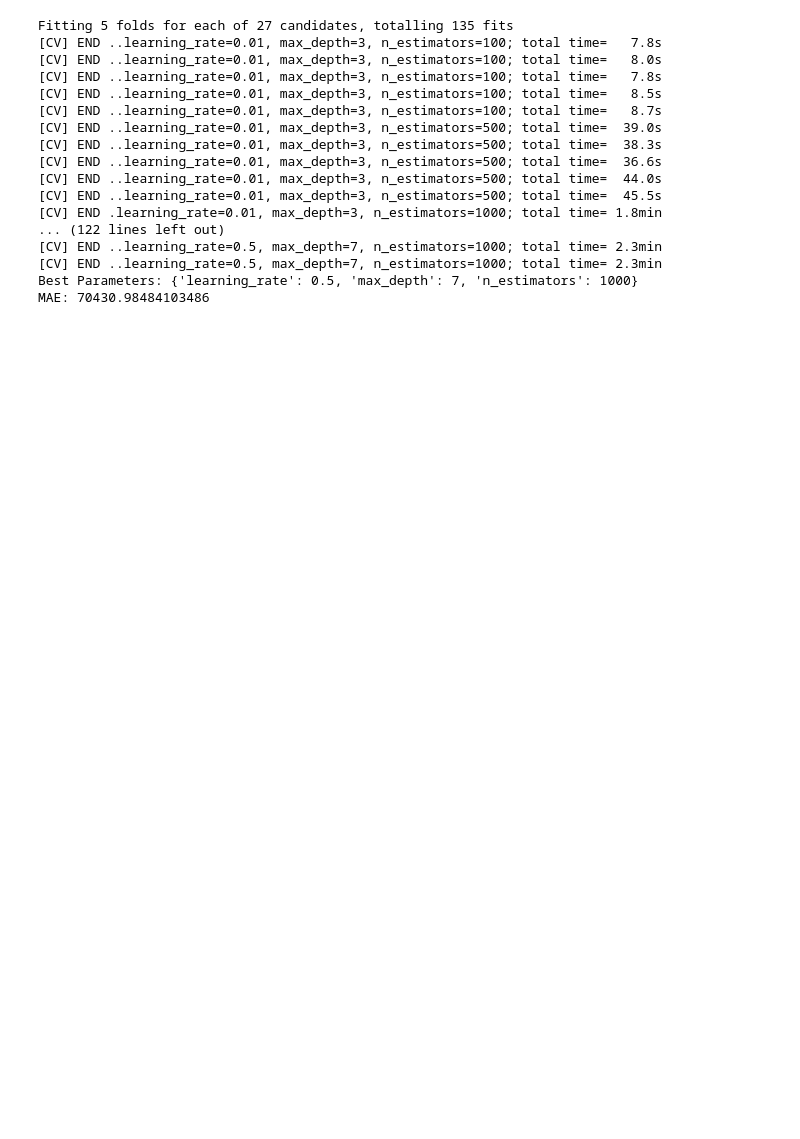
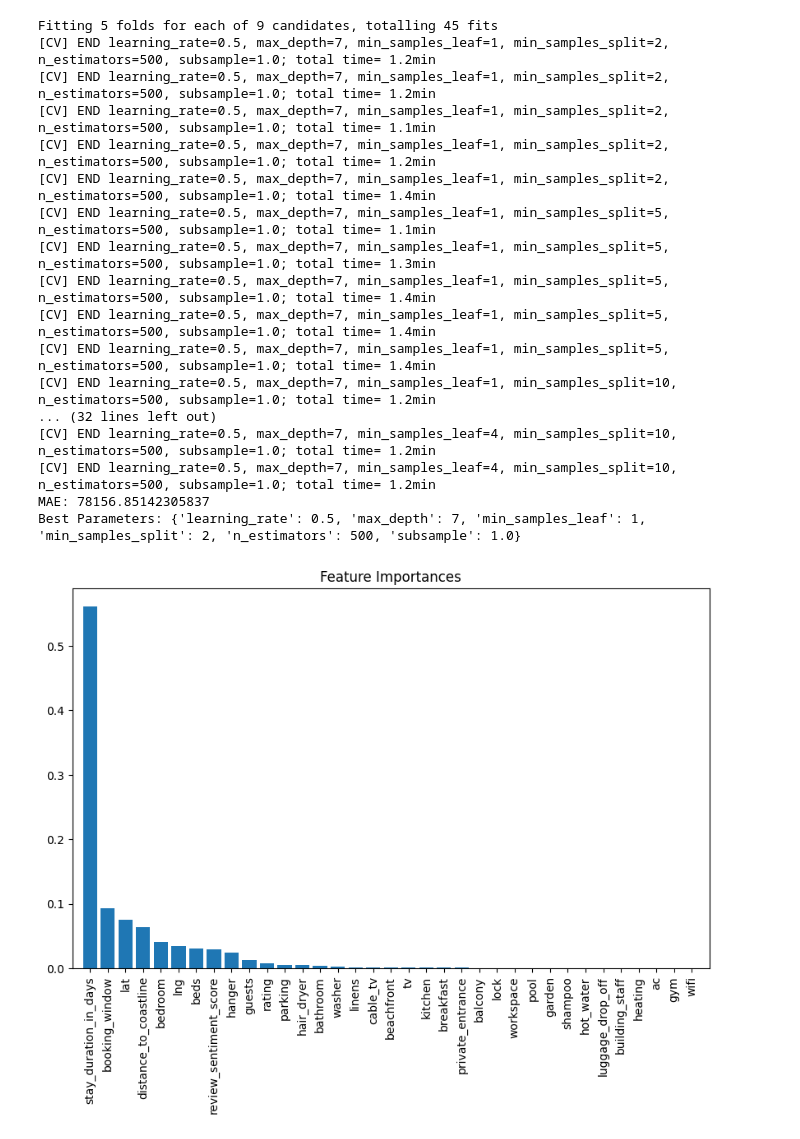
Before and after one commit to naufalsutrisna/Room-Pricing-Bukit-Vista, a Jupyter notebook: machine learning/gbr_model.ipynb, the cells around one changed output. Drawn from its saved outputs; the diff is of its cells as text; code cells hidden in the pictures; blank space fills up the shorter version.

Commit message:
Add gradien boosting regressor

```diff
--- a/machine learning/gbr_model.ipynb
+++ b/machine learning/gbr_model.ipynb
@@ -19,12 +39,12 @@ df.head()
 from sklearn.model_selection import train_test_split
 from sklearn.preprocessing import StandardScaler
 
-numeric_columns = df.select_dtypes(include=['number'])
-numeric_df = numeric_columns.drop(columns=['average_daily_rate'])
+# numeric_columns = df.select_dtypes(include=['number'])
+# numeric_df = numeric_columns.drop(columns=['average_daily_rate'])
 
 # Separate features and target variable
-X = numeric_df.drop(columns=['booking_earned'])  # Features
-y = numeric_df['booking_earned']  # Target variable
+X = df.drop(columns=['booking_earned'])  # Features
+y = df['booking_earned']  # Target variable
 
 # Melakukan standarisasi pada fitur
 scaler = StandardScaler()
@@ -35,52 +55,74 @@ X_train, X_test, y_train, y_test = train_test_split(X_scaled, y, test_size=0.2,
 # %%
 from sklearn.model_selection import GridSearchCV
 from sklearn.ensemble import GradientBoostingRegressor
 from sklearn.metrics import mean_absolute_error
 
 # Inisialisasi model Gradient Boosting Regressor
 gb_regressor = GradientBoostingRegressor(random_state=42)
 
 # Definisi grid parameter yang akan dijelajahi
 param_grid = {
-    'n_estimators': [100, 500, 1000],
-    'learning_rate': [0.01, 0.1, 0.5],
-    'max_depth': [3, 5, 7]
+    'n_estimators': [500],
+    'learning_rate': [0.5],
+    'max_depth': [7],
+    'subsample': [1.0],
+    'min_samples_split': [2, 5, 10],
+    'min_samples_leaf': [1, 2, 4]
 }
 
 # Membuat objek GridSearchCV
 grid_search = GridSearchCV(estimator=gb_regressor, param_grid=param_grid, scoring='neg_mean_absolute_error', cv=5, verbose=2)
 
 # Melatih model pada data
 grid_search.fit(X_train, y_train)
 
-# Mendapatkan parameter terbaik
-best_params = grid_search.best_params_
-print("Best Parameters:", best_params)
-
 # Mendapatkan model terbaik
 best_gb_regressor = grid_search.best_estimator_
+
+# Get feature importances from the best model
+feature_importances = best_gb_regressor.feature_importances_
+
+# Create a DataFrame to store feature importances with corresponding column names
+fi_df = pd.DataFrame({'Feature': X.columns,
+                      'Importance': feature_importances})
+
+# Sort the DataFrame by feature importance values
+fi_df = fi_df.sort_values(by='Importance', ascending=False)
 
 # Memprediksi pada set pengujian
 y_pred = best_gb_regressor.predict(X_test)
 
 # Menghitung MAE
 mae = mean_absolute_error(y_test, y_pred)
 print("MAE:", mae)
+
+# Mendapatkan parameter terbaik
+best_params = grid_search.best_params_
+print("Best Parameters:", best_params)
+
+# Visualisasi feature importances
+plt.figure(figsize=(10, 6))
+plt.title("Feature Importances")
+plt.bar(range(len(fi_df)), fi_df['Importance'], align='center')
+plt.xticks(range(len(fi_df)), fi_df['Feature'], rotation=90)
+plt.xlim([-1, len(fi_df)])
+plt.show()
 # %% [output]
-Fitting 5 folds for each of 27 candidates, totalling 135 fits
-[CV] END ..learning_rate=0.01, max_depth=3, n_estimators=100; total time=   7.8s
-[CV] END ..learning_rate=0.01, max_depth=3, n_estimators=100; total time=   8.0s
-[CV] END ..learning_rate=0.01, max_depth=3, n_estimators=100; total time=   7.8s
-[CV] END ..learning_rate=0.01, max_depth=3, n_estimators=100; total time=   8.5s
-[CV] END ..learning_rate=0.01, max_depth=3, n_estimators=100; total time=   8.7s
-[CV] END ..learning_rate=0.01, max_depth=3, n_estimators=500; total time=  39.0s
-[CV] END ..learning_rate=0.01, max_depth=3, n_estimators=500; total time=  38.3s
-[CV] END ..learning_rate=0.01, max_depth=3, n_estimators=500; total time=  36.6s
-[CV] END ..learning_rate=0.01, max_depth=3, n_estimators=500; total time=  44.0s
-[CV] END ..learning_rate=0.01, max_depth=3, n_estimators=500; total time=  45.5s
-[CV] END .learning_rate=0.01, max_depth=3, n_estimators=1000; total time= 1.8min
-... (122 lines left out)
-[CV] END ..learning_rate=0.5, max_depth=7, n_estimators=1000; total time= 2.3min
-[CV] END ..learning_rate=0.5, max_depth=7, n_estimators=1000; total time= 2.3min
-Best Parameters: {'learning_rate': 0.5, 'max_depth': 7, 'n_estimators': 1000}
-MAE: 70430.98484103486
+Fitting 5 folds for each of 9 candidates, totalling 45 fits
+[CV] END learning_rate=0.5, max_depth=7, min_samples_leaf=1, min_samples_split=2, n_estimators=500, subsample=1.0; total time= 1.2min
+[CV] END learning_rate=0.5, max_depth=7, min_samples_leaf=1, min_samples_split=2, n_estimators=500, subsample=1.0; total time= 1.2min
+[CV] END learning_rate=0.5, max_depth=7, min_samples_leaf=1, min_samples_split=2, n_estimators=500, subsample=1.0; total time= 1.1min
+[CV] END learning_rate=0.5, max_depth=7, min_samples_leaf=1, min_samples_split=2, n_estimators=500, subsample=1.0; total time= 1.2min
+[CV] END learning_rate=0.5, max_depth=7, min_samples_leaf=1, min_samples_split=2, n_estimators=500, subsample=1.0; total time= 1.4min
+[CV] END learning_rate=0.5, max_depth=7, min_samples_leaf=1, min_samples_split=5, n_estimators=500, subsample=1.0; total time= 1.1min
+[CV] END learning_rate=0.5, max_depth=7, min_samples_leaf=1, min_samples_split=5, n_estimators=500, subsample=1.0; total time= 1.3min
+[CV] END learning_rate=0.5, max_depth=7, min_samples_leaf=1, min_samples_split=5, n_estimators=500, subsample=1.0; total time= 1.4min
+[CV] END learning_rate=0.5, max_depth=7, min_samples_leaf=1, min_samples_split=5, n_estimators=500, subsample=1.0; total time= 1.4min
+[CV] END learning_rate=0.5, max_depth=7, min_samples_leaf=1, min_samples_split=5, n_estimators=500, subsample=1.0; total time= 1.4min
+[CV] END learning_rate=0.5, max_depth=7, min_samples_leaf=1, min_samples_split=10, n_estimators=500, subsample=1.0; total time= 1.2min
+... (32 lines left out)
+[CV] END learning_rate=0.5, max_depth=7, min_samples_leaf=4, min_samples_split=10, n_estimators=500, subsample=1.0; total time= 1.2min
+[CV] END learning_rate=0.5, max_depth=7, min_samples_leaf=4, min_samples_split=10, n_estimators=500, subsample=1.0; total time= 1.2min
+MAE: 78156.85142305837
+Best Parameters: {'learning_rate': 0.5, 'max_depth': 7, 'min_samples_leaf': 1, 'min_samples_split': 2, 'n_estimators': 500, 'subsample': 1.0}
+[figure, added]
```
Also changed, not shown: parts of 2 cells of this notebook.
